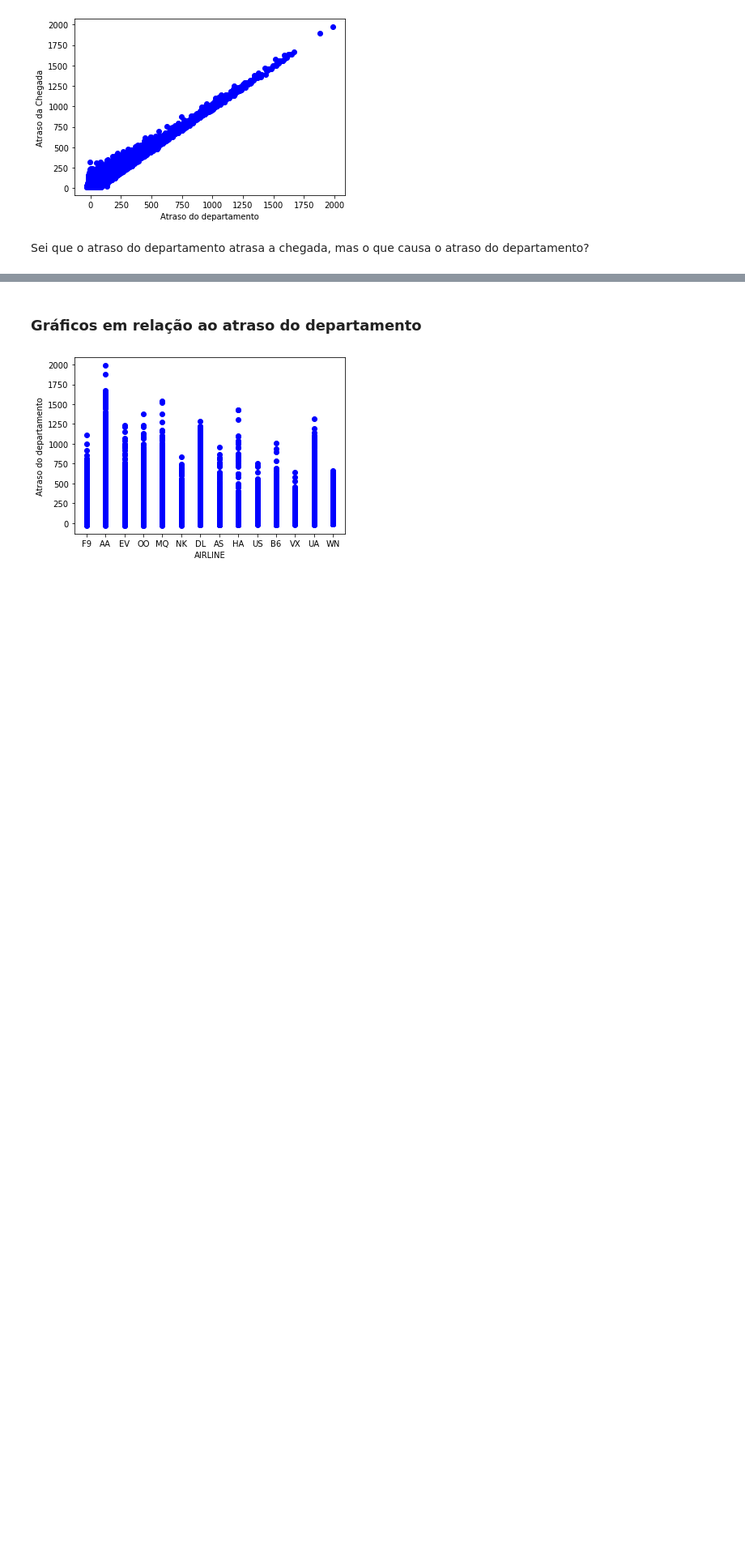
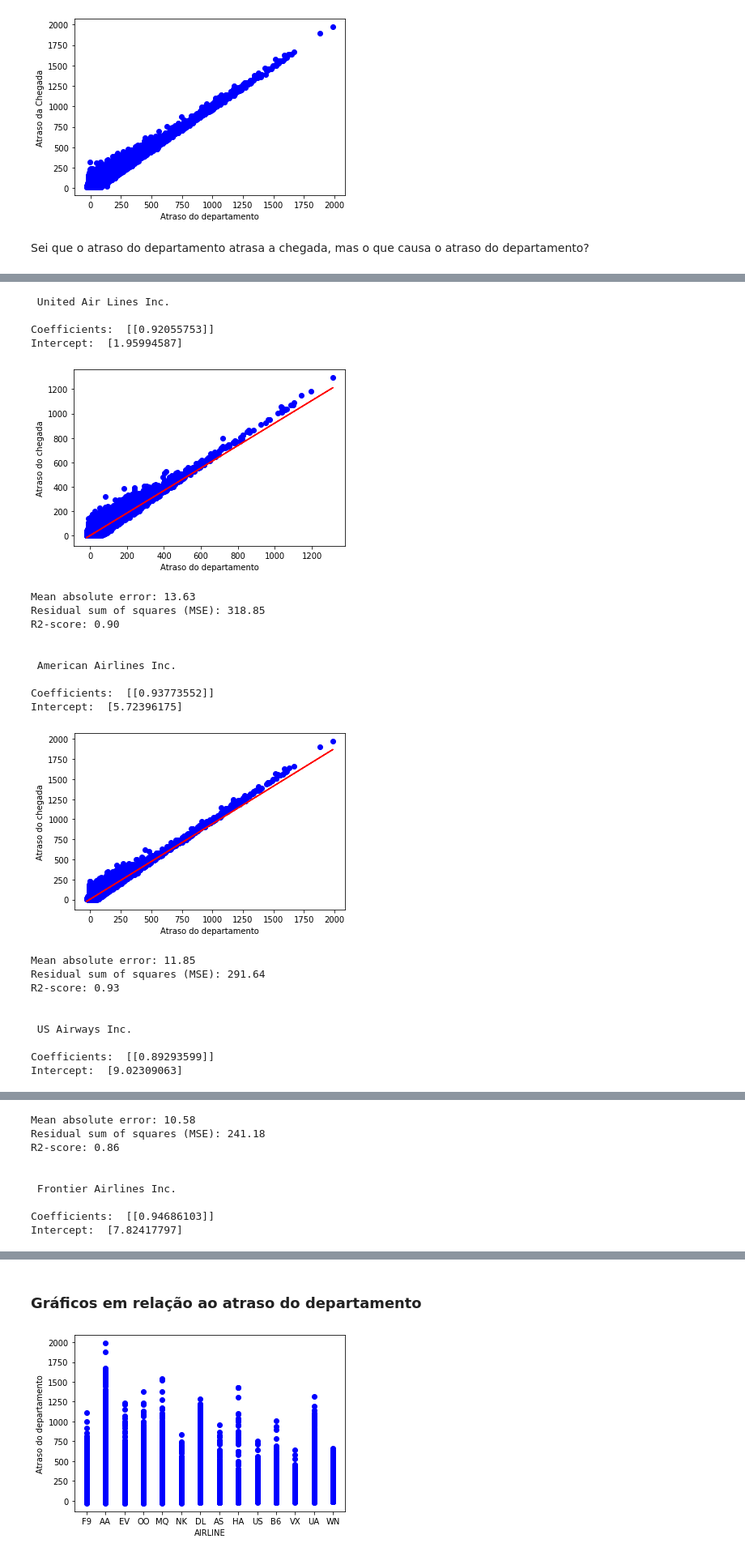
Before and after one commit to IonaSantana/Artificial-Intelligence, a Jupyter notebook: Projects/Classicos/Flight Delays and Cancellations/Flight_delay.ipynb, the cells around one changed output, grey strips where cells are left out. Shown at 81% size. Cells and saved outputs as stored; diff of their text form; code cells hidden in the pictures; blank space fills up the shorter version.

```diff
--- a/Projects/Classicos/Flight Delays and Cancellations/Flight_delay.ipynb
+++ b/Projects/Classicos/Flight Delays and Cancellations/Flight_delay.ipynb
@@ -265,8 +265,10 @@ Média dos atrasos
 # %% [markdown]
 Considerando só os atrasados
 # %%
+media_atrasos = []
 for companhia in airline['IATA_CODE']:
   companhia_plot = atrasado[atrasado['AIRLINE'] == companhia]
+  media_atrasos.append([dic_air['AIRLINE'][companhia], companhia, round(companhia_plot['ARRIVAL_DELAY'].mean(),2)])
   print(companhia, '         ', round(companhia_plot['ARRIVAL_DELAY'].mean(),2))
 # %% [output]
 UA           39.21
@@ -365,0 +365,60 @@ Departure_Delay = Departure_Time (Wheel_Off - Taxi_Off) - Scheduled_Departure
+# %%
+def train_regr(train):
+  regr = linear_model.LinearRegression()
+  train_x = np.asanyarray(train[['DEPARTURE_DELAY']])
+  train_y = np.asanyarray(train[['ARRIVAL_DELAY']])
+  regr.fit (train_x, train_y)
+  # The coefficients
+  print ('Coefficients: ', regr.coef_)
+  print ('Intercept: ',regr.intercept_)
+  plt.scatter(train.DEPARTURE_DELAY, train.ARRIVAL_DELAY,  color='blue')
+  plt.plot(train_x, regr.coef_[0][0]*train_x + regr.intercept_[0], '-r')
+  plt.xlabel('Atraso do departamento')
+  plt.ylabel('Atraso do chegada')
+  plt.show()
+# %%
+def test_regr(test):
+  test_x = np.asanyarray(test[['DEPARTURE_DELAY']])
+  test_y = np.asanyarray(test[['ARRIVAL_DELAY']])
+  test_y_ = regr.predict(test_x)
+
+  print("Mean absolute error: %.2f" % np.mean(np.absolute(test_y_ - test_y)))
+  print("Residual sum of squares (MSE): %.2f" % np.mean((test_y_ - test_y) ** 2))
+  print("R2-score: %.2f" % r2_score(test_y , test_y_) )
+# %%
+def regressao_linear_simples(flights_time):
+  msk = np.random.rand(len(flights_time)) < 0.8
+  train = flights_time[msk]
+  test = flights_time[~msk]
+  train_regr(train)
+  test_regr(test)
+# %%
+for companhia in airline['IATA_CODE']:
+  companhia_plot = atrasado[atrasado['AIRLINE'] == companhia]
+  print('\n\n', dic_air['AIRLINE'][companhia], '\n')
+  regressao_linear_simples(companhia_plot)
+# %% [output]
+ United Air Lines Inc.
+
+Coefficients:  [[0.92055753]]
+Intercept:  [1.95994587]
+[figure, added]
+Mean absolute error: 13.63
+Residual sum of squares (MSE): 318.85
+R2-score: 0.90
+
+
+ American Airlines Inc.
+
+Coefficients:  [[0.93773552]]
+Intercept:  [5.72396175]
+[figure, added]
+Mean absolute error: 11.85
+Residual sum of squares (MSE): 291.64
+R2-score: 0.93
+
+
+ US Airways Inc.
+
+Coefficients:  [[0.89293599]]
+Intercept:  [9.02309063]
@@ -365,0 +426,9 @@ Departure_Delay = Departure_Time (Wheel_Off - Taxi_Off) - Scheduled_Departure
+Mean absolute error: 10.58
+Residual sum of squares (MSE): 241.18
+R2-score: 0.86
+
+
+ Frontier Airlines Inc.
+
+Coefficients:  [[0.94686103]]
+Intercept:  [7.82417797]
```
Also changed, not shown: parts of 10 cells of this notebook.
